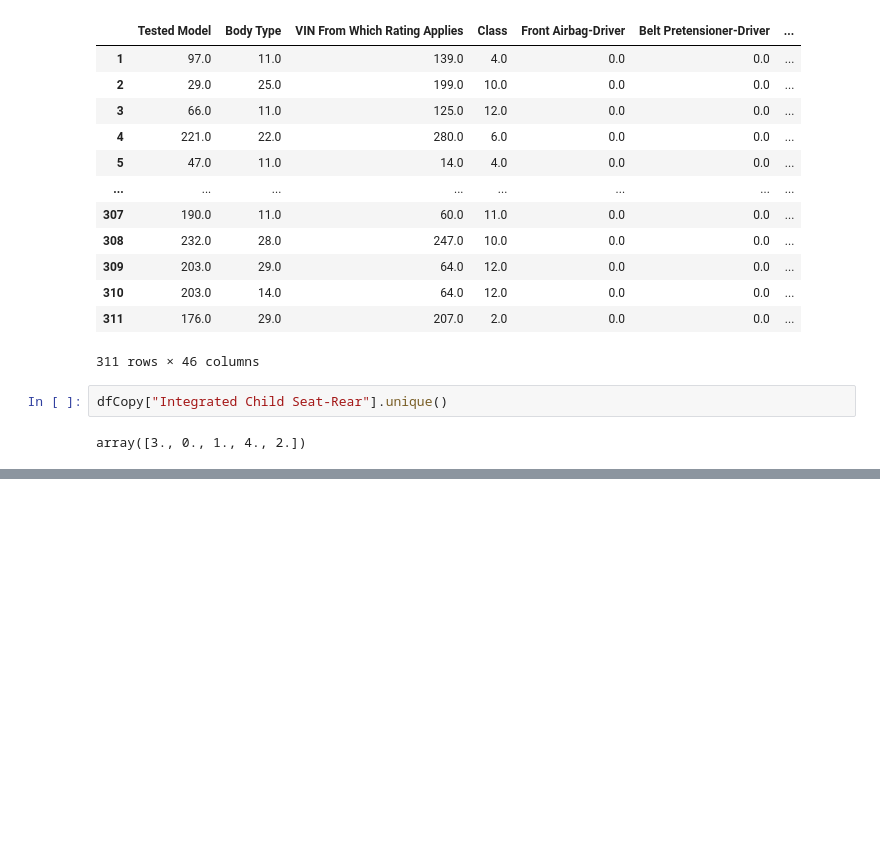
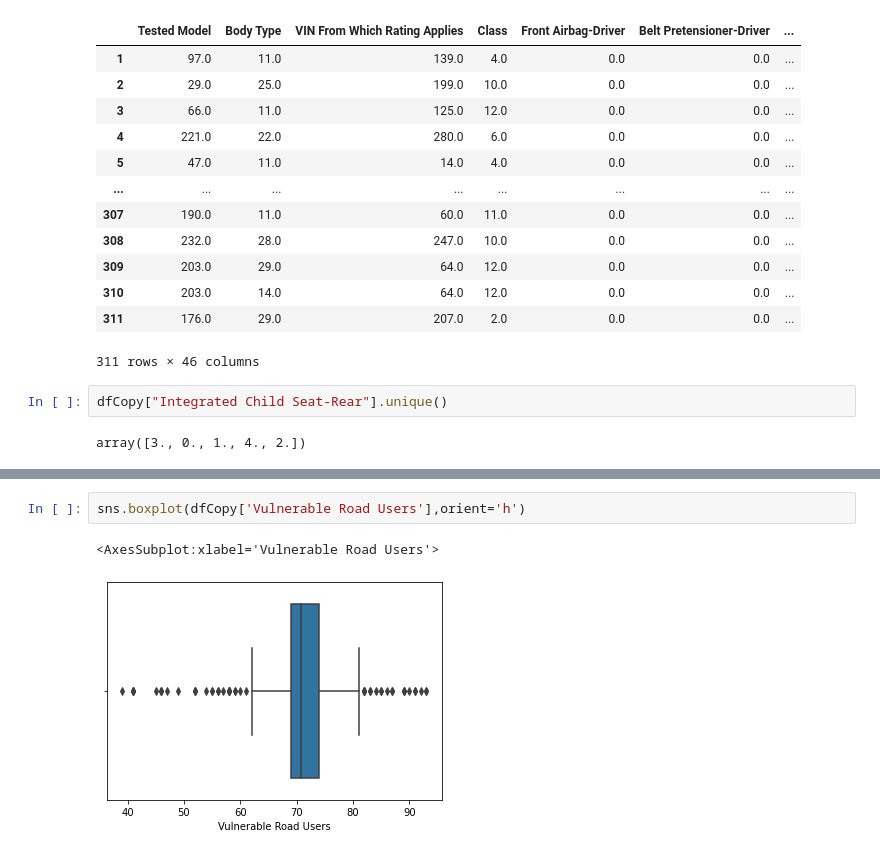
Before and after one commit to maimonahST/Cars-Ratings-ML, a Jupyter notebook: DataPreprocessing.ipynb, the cells around one changed output, grey strips where cells are left out. Cells and saved outputs as stored; diff of their text form; blank space fills up the shorter version.

```diff
--- a/DataPreprocessing.ipynb
+++ b/DataPreprocessing.ipynb
@@ -243,0 +265,5 @@ array([3., 0., 1., 4., 2.])
+# %%
+sns.boxplot(dfCopy['Vulnerable Road Users'],orient='h')
+# %% [output]
+<AxesSubplot:xlabel='Vulnerable Road Users'>
+[figure, added]
```
Also changed, not shown: parts of 10 cells of this notebook.
